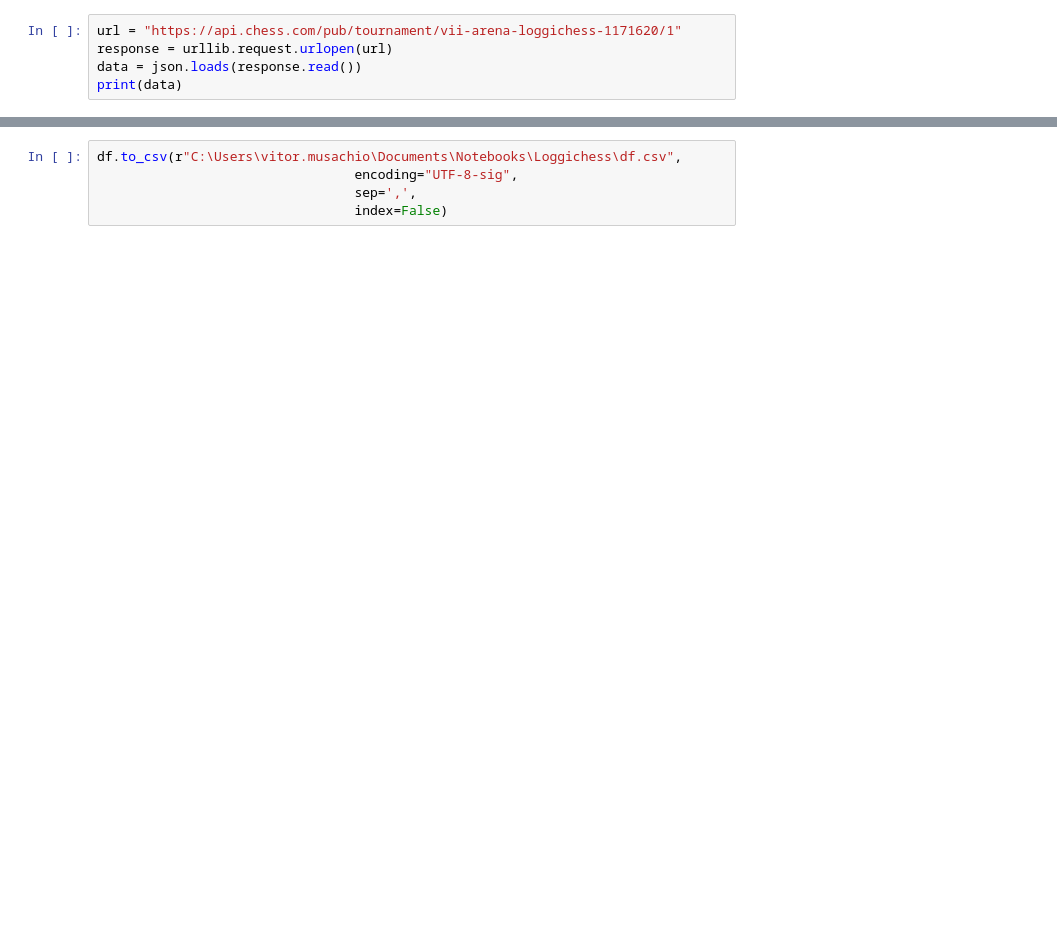
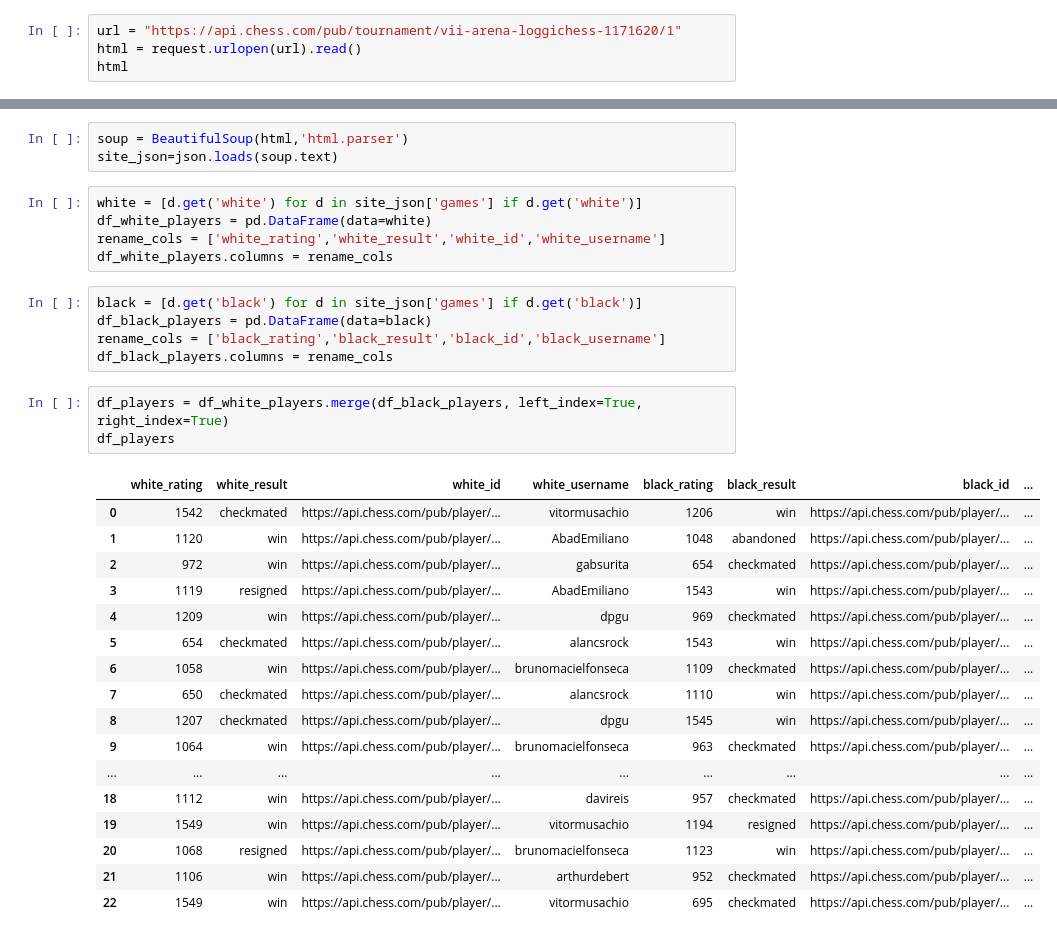
Before and after one commit to VitorMusachio/chessdotcom_tournaments, a Jupyter notebook: chessdotcom_tournaments.ipynb, the cells around one changed output, grey strips where cells are left out. Saved outputs shown, nothing was run; the diff lists cells and outputs as text; blank space fills up the shorter version.

Commit message:
tournament players webscraping

```diff
--- a/chessdotcom_tournaments.ipynb
+++ b/chessdotcom_tournaments.ipynb
@@ -7,6 +6,5 @@ import json
 # %%
 url = "https://api.chess.com/pub/tournament/vii-arena-loggichess-1171620/1"
-response = urllib.request.urlopen(url)
-data = json.loads(response.read())
-print(data)
+html = request.urlopen(url).read()
+html
 # %% [output]
@@ -40,5 +12,34 @@ df
-# %%
-df.to_csv(r"C:\Users\vitor.musachio\Documents\Notebooks\Loggichess\df.csv",
-                                 encoding="UTF-8-sig",
-                                 sep=',',
-                                 index=False)
+# %%
+soup = BeautifulSoup(html,'html.parser')
+site_json=json.loads(soup.text)
+# %%
+white = [d.get('white') for d in site_json['games'] if d.get('white')]
+df_white_players = pd.DataFrame(data=white)
+rename_cols = ['white_rating','white_result','white_id','white_username']
+df_white_players.columns = rename_cols
+# %%
+black = [d.get('black') for d in site_json['games'] if d.get('black')]
+df_black_players = pd.DataFrame(data=black)
+rename_cols = ['black_rating','black_result','black_id','black_username']
+df_black_players.columns = rename_cols
+# %%
+df_players = df_white_players.merge(df_black_players, left_index=True, right_index=True)
+df_players
+# %% [output]
+|  | white_rating | white_result | white_id | white_username | black_rating | black_result | black_id | ... |
+| 0 | 1542 | checkmated | https://api.chess.com/pub/player/... | vitormusachio | 1206 | win | https://api.chess.com/pub/player/... | ... |
+| 1 | 1120 | win | https://api.chess.com/pub/player/... | AbadEmiliano | 1048 | abandoned | https://api.chess.com/pub/player/... | ... |
+| 2 | 972 | win | https://api.chess.com/pub/player/... | gabsurita | 654 | checkmated | https://api.chess.com/pub/player/... | ... |
+| 3 | 1119 | resigned | https://api.chess.com/pub/player/... | AbadEmiliano | 1543 | win | https://api.chess.com/pub/player/... | ... |
+| 4 | 1209 | win | https://api.chess.com/pub/player/... | dpgu | 969 | checkmated | https://api.chess.com/pub/player/... | ... |
+| 5 | 654 | checkmated | https://api.chess.com/pub/player/... | alancsrock | 1543 | win | https://api.chess.com/pub/player/... | ... |
+| 6 | 1058 | win | https://api.chess.com/pub/player/... | brunomacielfonseca | 1109 | checkmated | https://api.chess.com/pub/player/... | ... |
+| 7 | 650 | checkmated | https://api.chess.com/pub/player/... | alancsrock | 1110 | win | https://api.chess.com/pub/player/... | ... |
+| 8 | 1207 | checkmated | https://api.chess.com/pub/player/... | dpgu | 1545 | win | https://api.chess.com/pub/player/... | ... |
+| 9 | 1064 | win | https://api.chess.com/pub/player/... | brunomacielfonseca | 963 | checkmated | https://api.chess.com/pub/player/... | ... |
+| ... | ... | ... | ... | ... | ... | ... | ... | ... |
+| 18 | 1112 | win | https://api.chess.com/pub/player/... | davireis | 957 | checkmated | https://api.chess.com/pub/player/... | ... |
+| 19 | 1549 | win | https://api.chess.com/pub/player/... | vitormusachio | 1194 | resigned | https://api.chess.com/pub/player/... | ... |
+| 20 | 1068 | resigned | https://api.chess.com/pub/player/... | brunomacielfonseca | 1123 | win | https://api.chess.com/pub/player/... | ... |
+| 21 | 1106 | win | https://api.chess.com/pub/player/... | arthurdebert | 952 | checkmated | https://api.chess.com/pub/player/... | ... |
+| 22 | 1549 | win | https://api.chess.com/pub/player/... | vitormusachio | 695 | checkmated | https://api.chess.com/pub/player/... | ... |
```
Also changed, not shown: parts of 3 cells of this notebook.
